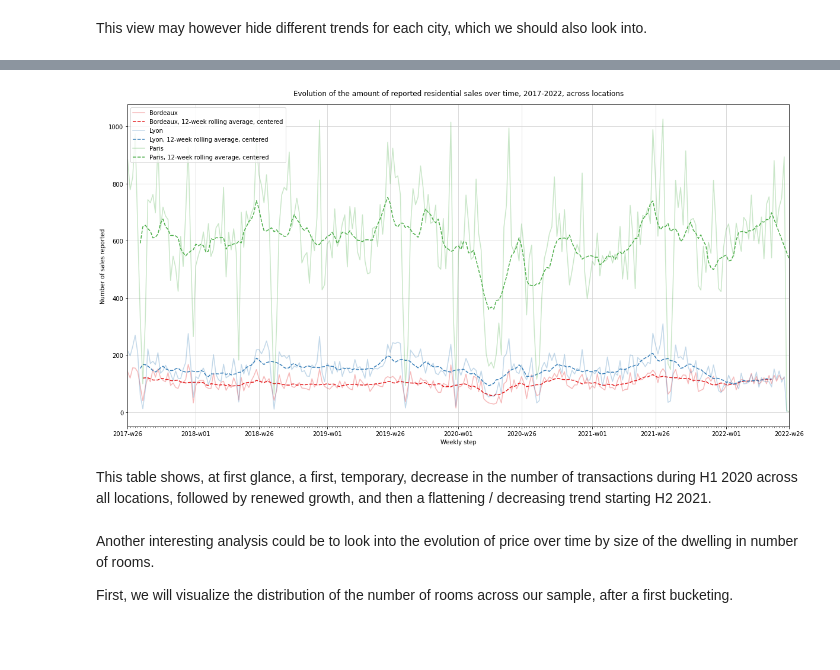
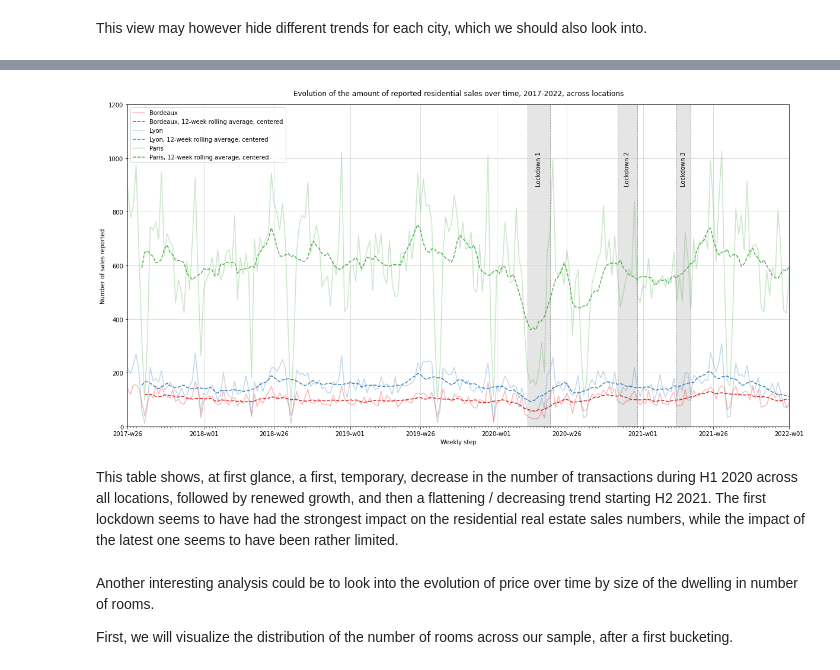
Before and after one commit to SPariente/covid-home-price-fr, a Jupyter notebook: 1_data_exploration.ipynb, the cells around one changed output, grey strips where cells are left out. Saved outputs shown, nothing was run; the diff lists cells and outputs as text; code cells hidden in the pictures; blank space fills up the shorter version.

```diff
--- a/1_data_exploration.ipynb
+++ b/1_data_exploration.ipynb
@@ -39,3 +41,8 @@ sales_data_cities.head()
+# %%
+sales_data_cities = sales_data_cities.loc[sales_data_cities['sale_week']<=52]
+max_year = sales_data_cities['sale_year'].max()
+sales_data_cities = sales_data_cities.loc[~((sales_data_cities['sale_year']==max_year)&\
+                                          (sales_data_cities['sale_week']==sales_data_cities.loc[sales_data_cities['sale_year']==max_year, 'sale_week'].max()))]
 # %%
 sales_data_cities.shape
 # %% [output]
@@ -173,6 +165,7 @@ plt.show()
 This view may however hide different trends for each city, which we should also look into.
 # %%
 sales_data_cities['city'] = [re.sub('\s.*', "", i) for i in sales_data_cities['nom_commune']]
+hue_order = sales_data_cities['city'].unique()
 # %%
 avg_price_data_city = sales_data_cities.loc[outlier_map, ['price_sqm', 'sale_year', 'sale_week', 'city']].groupby(['sale_year', 'sale_week', 'city']).mean()
 
@@ -230,3 +289,8 @@ We can also visualize the evolution in the number of operations (sales) in these
+# %%
+lockdown_1 = [datetime.date(2020, 3, 17).isocalendar()[:2], datetime.date(2020, 5, 11).isocalendar()[:2]]
+lockdown_2 = [datetime.date(2020, 10, 30).isocalendar()[:2], datetime.date(2020, 12, 15).isocalendar()[:2]]
+lockdown_3 = [datetime.date(2021, 4, 3).isocalendar()[:2], datetime.date(2021, 5, 3).isocalendar()[:2]]
+lockdowns_list = [lockdown_1, lockdown_2, lockdown_3]
 # %%
 count_city = sales_data_cities.loc[outlier_map, ['price_sqm', 'sale_year', 'sale_week', 'city']].groupby(['sale_year', 'sale_week', 'city']).count()
 
@@ -248,36 +312,71 @@ for city, color in zip(count_city.index.levels[2], palette):
         alpha=0.3,
         label=city
     )
 
     sns.lineplot(
         x=index_labels,
         y=data_roll['price_sqm'],
         label=f"{city}, 12-week rolling average, centered",
         linestyle='--',
         color=color,
         ax=ax
     )
 
+
 ax.grid(True, color='lightgrey')
 
 ax.set_xticks(ticks, labels)
 ax.set_xticks(range(avg_price_data.shape[0]), minor=True)
 
 ax.set_ylabel('Number of sales reported')
 ax.set_xlabel('Weekly step')
 
 ax.set_xlim(
     left=ax.get_xticks()[0],
     right=ax.get_xticks()[-1]
 )
 
+ax.set_ylim(
+    bottom=0,
+    top=ax.get_yticks()[-1]
+)
+
+for lock_dates, i in zip(lockdowns_list, range(len(lockdowns_list))):
+
+    lock_index = [index_labels.index(f"{int(x[0]):d}-w{int(x[1]):02d}") for x in lock_dates]
+
+    ax.vlines(
+        x=lock_index,
+        ymin=ax.get_yticks()[0],
+        ymax=ax.get_yticks()[-1],
+        linewidth=1,
+        color='grey',
+        linestyle='dotted'
+    )
+
+    ax.fill_betweenx(
+        y=[ax.get_yticks()[0], ax.get_yticks()[-1]],
+        x1=lock_index[0],
+        x2=lock_index[1],
+        color='grey',
+        alpha=0.2
+    )
+
+    ax.text(
+        x=sum(lock_index)/2,
+        y=900,
+        s=f'Lockdown {i+1}',
+        rotation='vertical',
+        horizontalalignment='center'
+    )
+
 ax.set_title('Evolution of the amount of reported residential sales over time, 2017-2022, across locations', pad=15)
 
 plt.show()
 # %% [output]
-[figure, old version]
+[figure, new version]
 # %% [markdown]
-This table shows, at first glance, a first, temporary, decrease in the number of transactions during H1 2020 across all locations, followed by renewed growth, and then a flattening / decreasing trend starting H2 2021.
+This table shows, at first glance, a first, temporary, decrease in the number of transactions during H1 2020 across all locations, followed by renewed growth, and then a flattening / decreasing trend starting H2 2021. The first lockdown seems to have had the strongest impact on the residential real estate sales numbers, while the impact of the latest one seems to have been rather limited.
 # %% [markdown]
 Another interesting analysis could be to look into the evolution of price over time by size of the dwelling in number of rooms.
 
```
Also changed, not shown: parts of 28 cells of this notebook.
